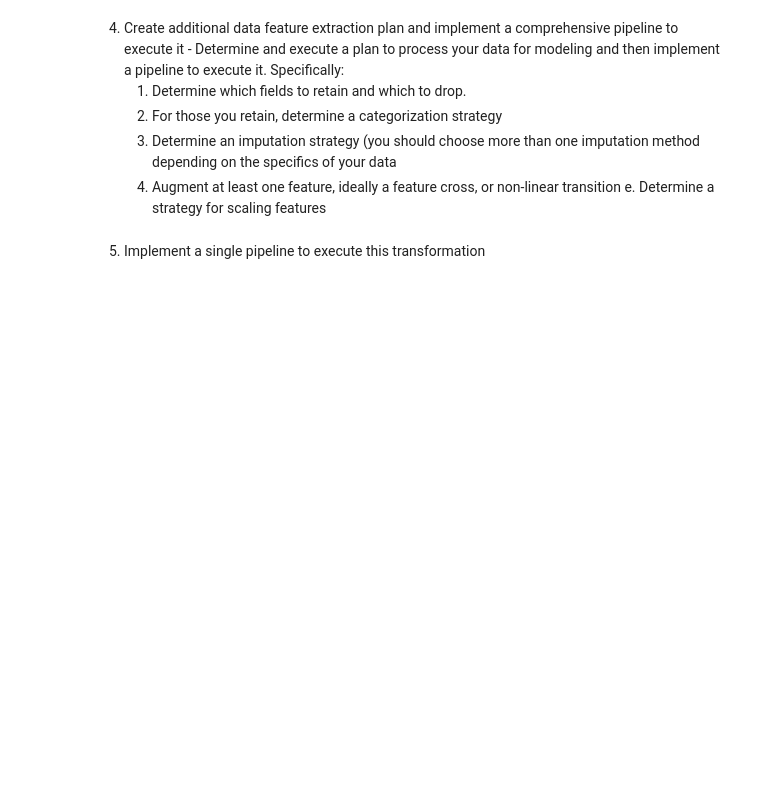
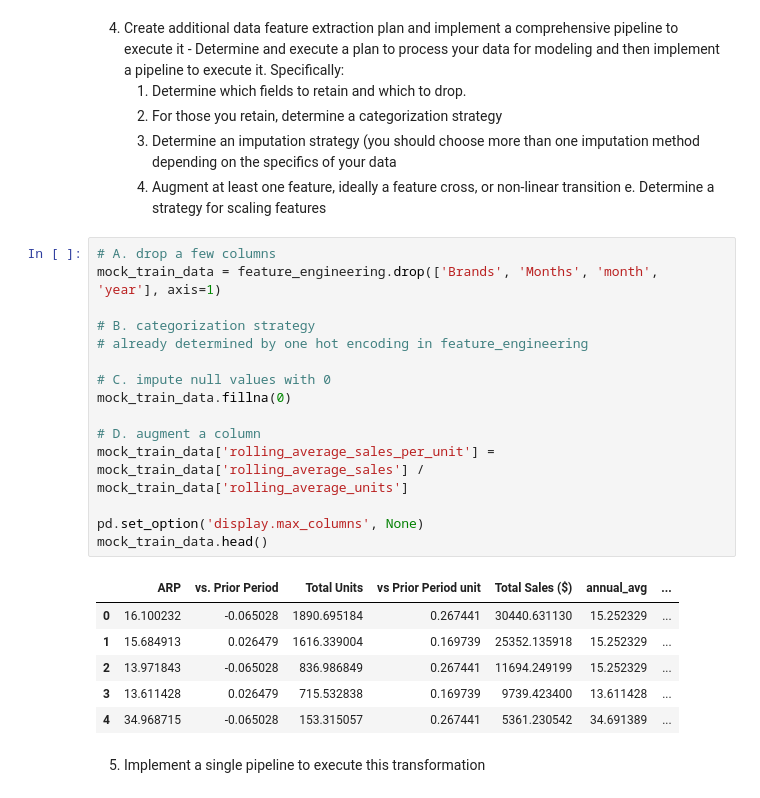
Before and after one commit to RadEagle/CSM148_Project_3, a Jupyter notebook: Project_3_Notebook.ipynb, the cells around one changed output. Cells and saved outputs as stored; diff of their text form; blank space fills up the shorter version.

```diff
--- a/Project_3_Notebook.ipynb
+++ b/Project_3_Notebook.ipynb
@@ -1220,6 +1282,28 @@ sns.heatmap(corr_matrix)
     3. Determine an imputation strategy (you should choose more than one imputation method depending on the specifics of your data
     4. Augment at least one feature, ideally a feature cross, or non-linear transition e.
         Determine a strategy for scaling features
+# %%
+# A. drop a few columns
+mock_train_data = feature_engineering.drop(['Brands', 'Months', 'month', 'year'], axis=1)
+
+# B. categorization strategy
+# already determined by one hot encoding in feature_engineering
+
+# C. impute null values with 0
+mock_train_data.fillna(0)
+
+# D. augment a column
+mock_train_data['rolling_average_sales_per_unit'] = mock_train_data['rolling_average_sales'] / mock_train_data['rolling_average_units']
+
+pd.set_option('display.max_columns', None)
+mock_train_data.head()
+# %% [output]
+|  | ARP | vs. Prior Period | Total Units | vs Prior Period unit | Total Sales ($) | annual_avg | ... |
+| 0 | 16.100232 | -0.065028 | 1890.695184 | 0.267441 | 30440.631130 | 15.252329 | ... |
+| 1 | 15.684913 | 0.026479 | 1616.339004 | 0.169739 | 25352.135918 | 15.252329 | ... |
+| 2 | 13.971843 | -0.065028 | 836.986849 | 0.267441 | 11694.249199 | 15.252329 | ... |
+| 3 | 13.611428 | 0.026479 | 715.532838 | 0.169739 | 9739.423400 | 13.611428 | ... |
+| 4 | 34.968715 | -0.065028 | 153.315057 | 0.267441 | 5361.230542 | 34.691389 | ... |
 # %% [markdown]
 5. Implement a single pipeline to execute this transformation
 # %% [markdown]
```
Also changed, not shown: parts of 6 cells of this notebook.
